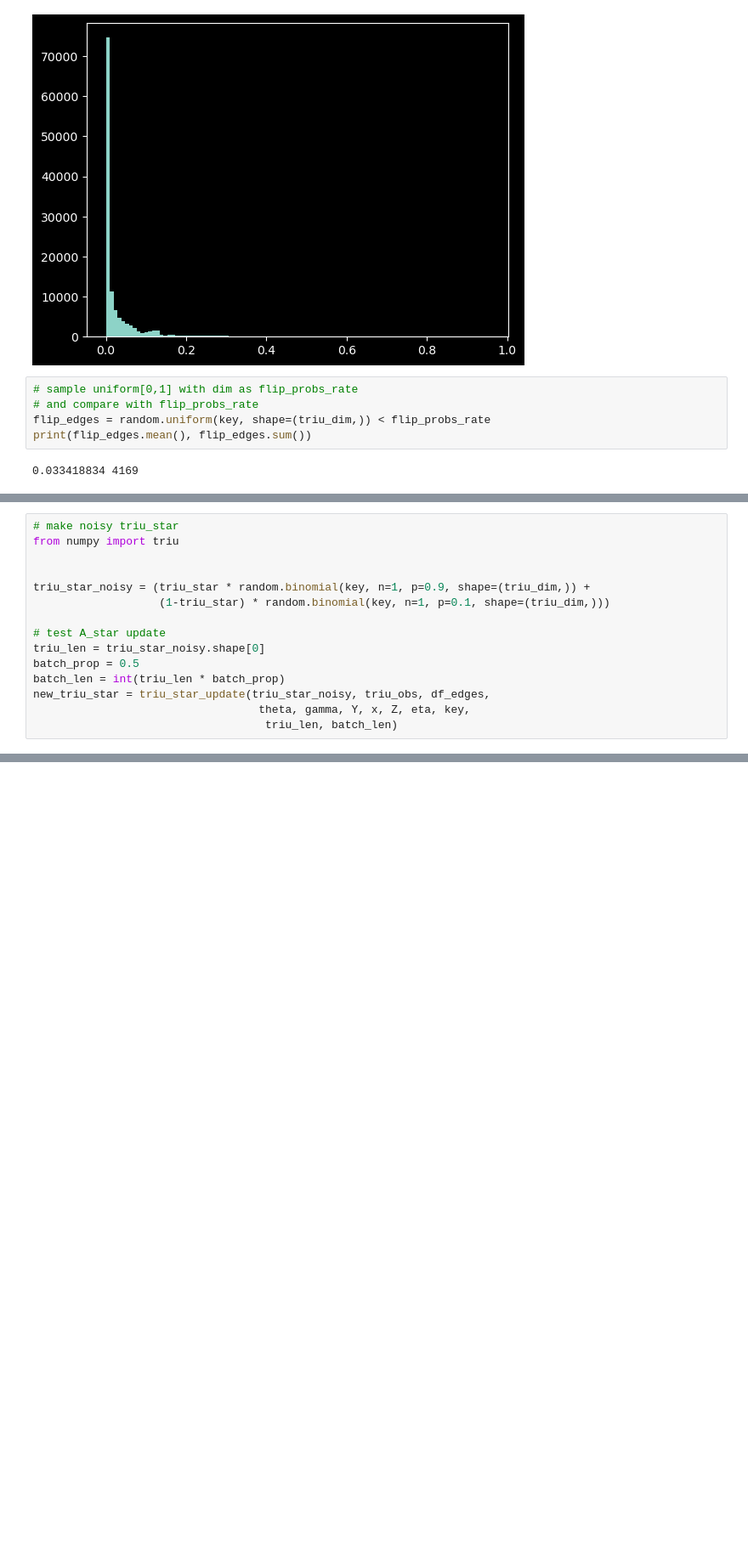
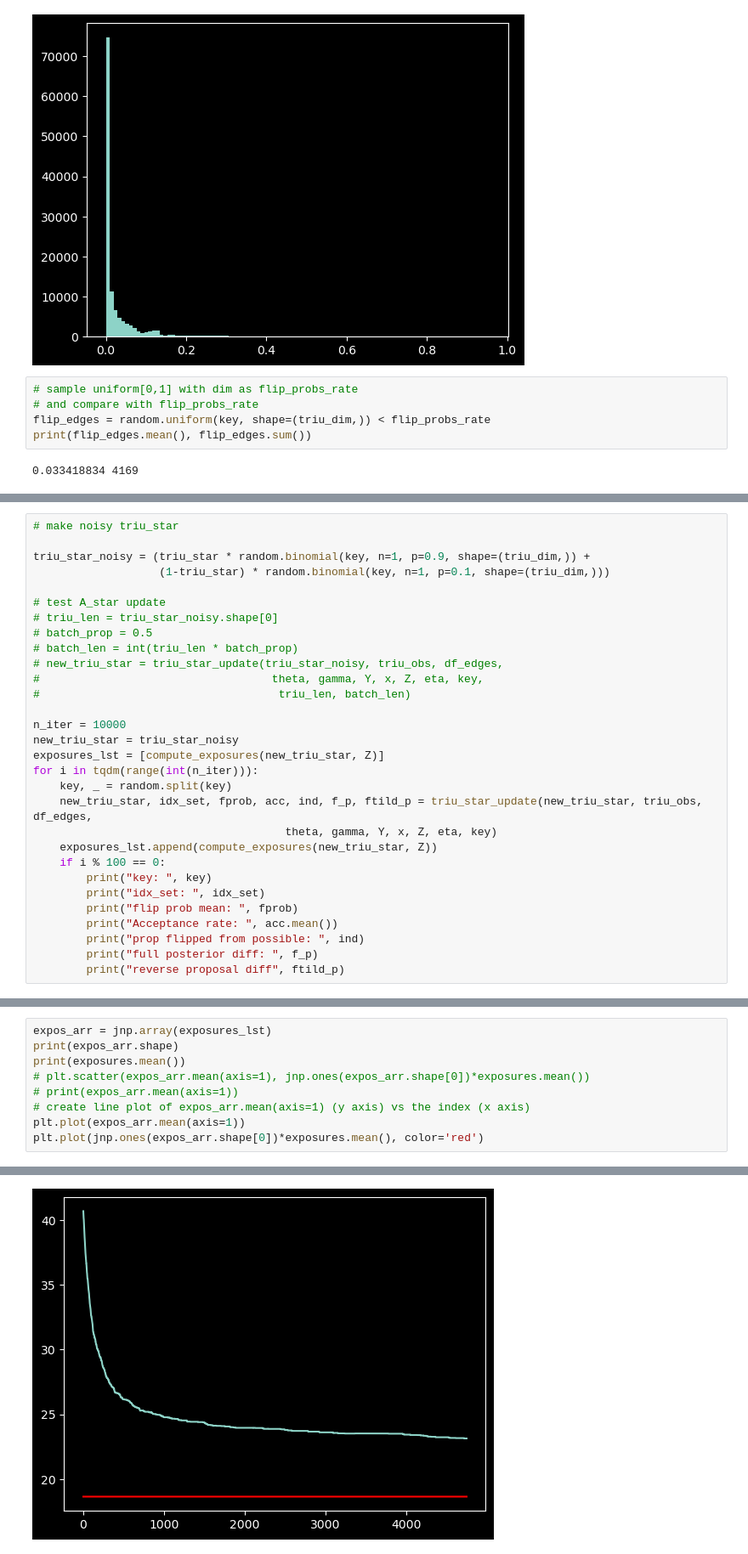
Before and after one commit to barwein/BayesProxyNets, a Jupyter notebook: src/test_discrete_sampling.ipynb, the cells around one changed output, grey strips where cells are left out. Shown at 85% size. Saved outputs shown, nothing was run; the diff lists cells and outputs as text; blank space fills up the shorter version.

```diff
--- a/src/test_discrete_sampling.ipynb
+++ b/src/test_discrete_sampling.ipynb
@@ -366,16 +391,31 @@ def triu_star_update(triu_star, triu_obs, df_edges, theta, gamma,
 # %%
 # make noisy triu_star
-from numpy import triu
-
 
 triu_star_noisy = (triu_star * random.binomial(key, n=1, p=0.9, shape=(triu_dim,)) +
                    (1-triu_star) * random.binomial(key, n=1, p=0.1, shape=(triu_dim,)))
 
 # test A_star update
-triu_len = triu_star_noisy.shape[0]
-batch_prop = 0.5
-batch_len = int(triu_len * batch_prop)
-new_triu_star = triu_star_update(triu_star_noisy, triu_obs, df_edges,
-                                  theta, gamma, Y, x, Z, eta, key,
-                                   triu_len, batch_len)
+# triu_len = triu_star_noisy.shape[0]
+# batch_prop = 0.5
+# batch_len = int(triu_len * batch_prop)
+# new_triu_star = triu_star_update(triu_star_noisy, triu_obs, df_edges,
+#                                   theta, gamma, Y, x, Z, eta, key,
+#                                    triu_len, batch_len)
+
+n_iter = 10000
+new_triu_star = triu_star_noisy
+exposures_lst = [compute_exposures(new_triu_star, Z)]
+for i in tqdm(range(int(n_iter))):
+    key, _ = random.split(key)
+    new_triu_star, idx_set, fprob, acc, ind, f_p, ftild_p = triu_star_update(new_triu_star, triu_obs, df_edges,
+                                      theta, gamma, Y, x, Z, eta, key)
+    exposures_lst.append(compute_exposures(new_triu_star, Z))
+    if i % 100 == 0:
+        print("key: ", key)
+        print("idx_set: ", idx_set)
+        print("flip prob mean: ", fprob)
+        print("Acceptance rate: ", acc.mean())
+        print("prop flipped from possible: ", ind)
+        print("full posterior diff: ", f_p)
+        print("reverse proposal diff", ftild_p)
 # %% [output]
@@ -387,0 +511,10 @@ Update triu_star:  False ; Acceptance prob: 0.0
+# %%
+expos_arr = jnp.array(exposures_lst)
+print(expos_arr.shape)
+print(exposures.mean())
+# plt.scatter(expos_arr.mean(axis=1), jnp.ones(expos_arr.shape[0])*exposures.mean())
+# print(expos_arr.mean(axis=1))
+# create line plot of expos_arr.mean(axis=1) (y axis) vs the index (x axis)
+plt.plot(expos_arr.mean(axis=1))
+plt.plot(jnp.ones(expos_arr.shape[0])*exposures.mean(), color='red')
+# %% [output]
@@ -387,0 +524 @@ Update triu_star:  False ; Acceptance prob: 0.0
+[figure, added]
```
Also changed, not shown: parts of 6 cells of this notebook.
